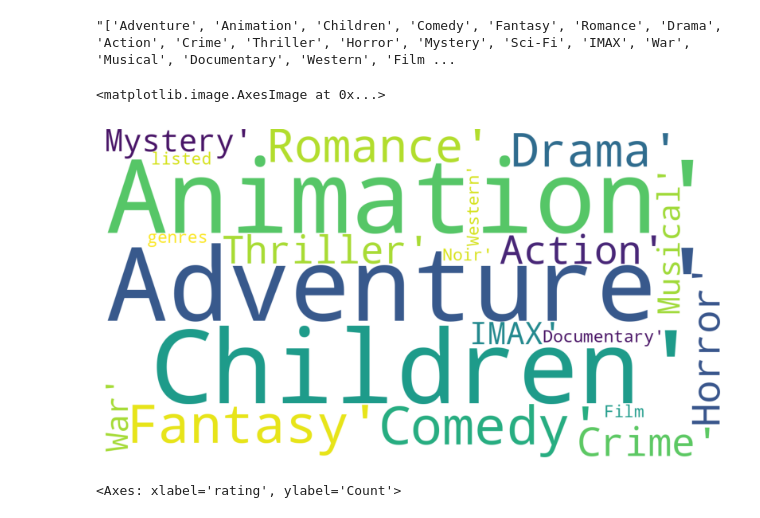
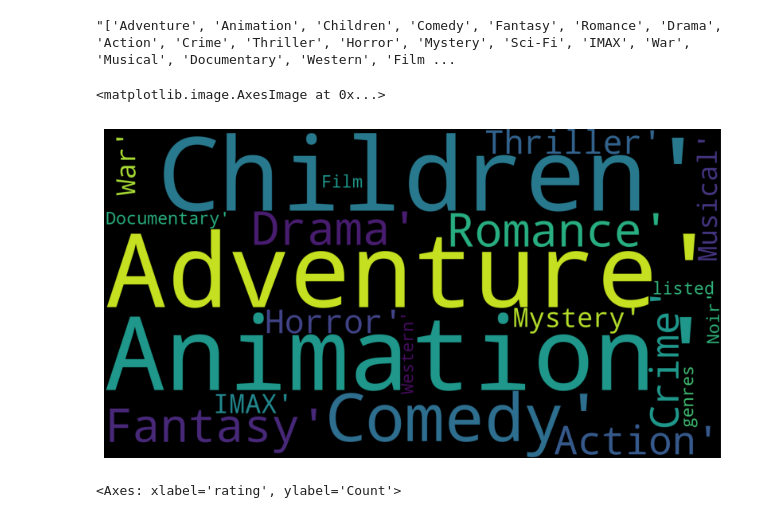
Before and after one commit to alexander-mirea/ML-seminar, a Jupyter notebook: 12-12-2025/12_12_2025.ipynb, the cells around one changed output. Drawn from its saved outputs; the diff is of its cells as text; code cells hidden in the pictures.

```diff
--- a/12-12-2025/12_12_2025.ipynb
+++ b/12-12-2025/12_12_2025.ipynb
@@ -49,16 +49,16 @@ genres
 # %%
 #WORDCLOUD for Movies Genre
 from wordcloud import WordCloud
 
-wordcloud_genre = WordCloud(width=1500, height=800, background_color='white',
+wordcloud_genre = WordCloud(width=1500, height=800, background_color='blacK',
                             min_font_size=2, min_word_length=4).generate(genres)
 
 plt.figure(figsize=(10,8))
 plt.axis('off')
 plt.imshow(wordcloud_genre)
 # %% [output]
 <matplotlib.image.AxesImage at 0x...>
-[figure, old version]
+[figure, new version]
 # %%
 sns.histplot(ratings['rating'], binwidth=0.5)
 # %% [output]
```
Also changed, not shown: parts of 3 cells of this notebook.
